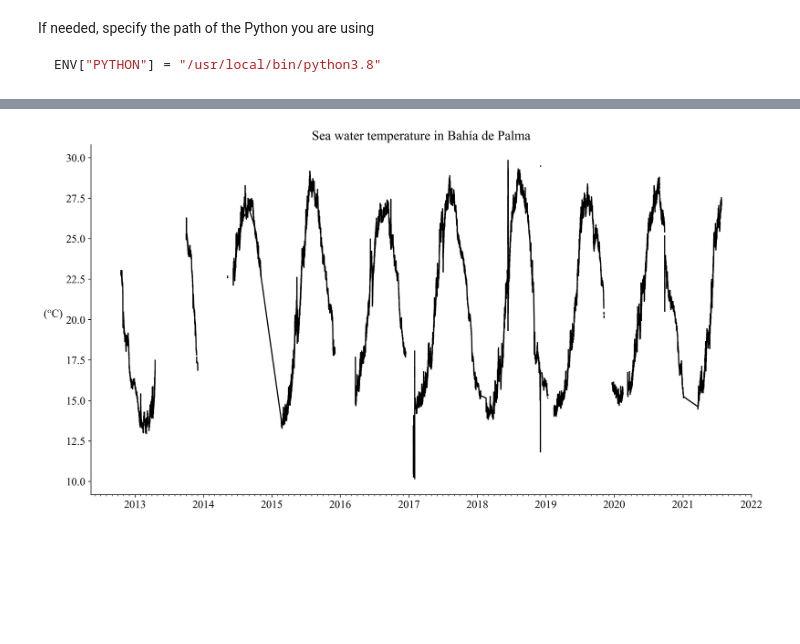
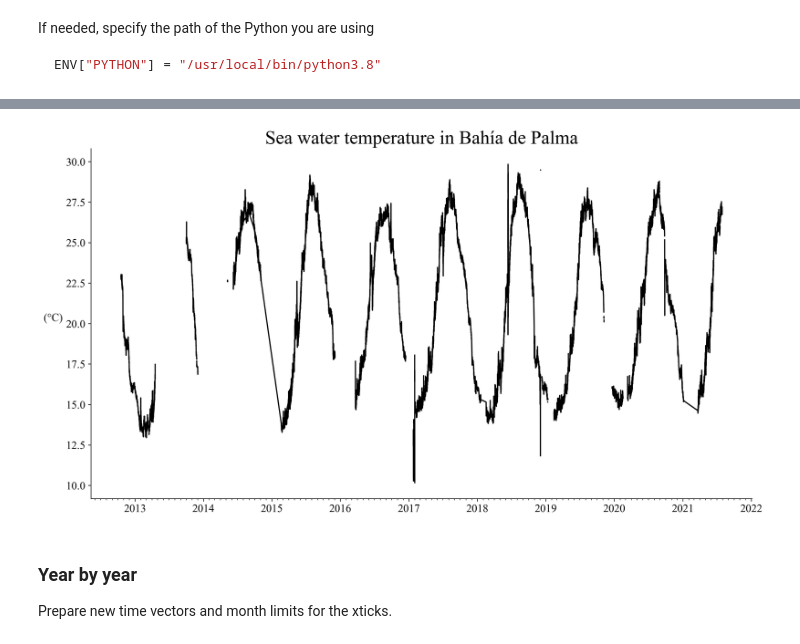
Before and after one commit to socib/API_examples, a Jupyter notebook: read_plot_bahiadepalma_temperature.ipynb, the cells around one changed output, grey strips where cells are left out. Drawn from its saved outputs; the diff is of its cells as text; code cells hidden in the pictures; blank space fills up the shorter version.

```diff
--- a/read_plot_bahiadepalma_temperature.ipynb
+++ b/read_plot_bahiadepalma_temperature.ipynb
@@ -8,3 +11,6 @@ using NCDatasets
+# %%
+figdir = "./figures"
+isdir(figdir) ? @debug("Already exists") : mkpath(figdir);
 # %% [markdown]
 ## Request
 ### API key
@@ -133,15 +123,18 @@ mdates = pyimport("matplotlib.dates")
 # %%
 fig = plt.figure(figsize=(15, 8))
 ax = plt.subplot(111)
 ax.plot(dates, T, color="k")
-plt.title("Sea water temperature in Bahía de Palma", ha="center", rotation=0)
+plt.title("Sea water temperature in Bahía de Palma", ha="center", rotation=0, fontsize=24)
 plt.ylabel("(°C)", ha="right", rotation=0)
 ax.spines["right"].set_visible(false)
 ax.spines["top"].set_visible(false)
 fmt_month = mdates.MonthLocator()
 ax.xaxis.set_minor_locator(fmt_month)
-# plt.savefig("./temperature_bahia_V2.jpg", dpi=300, bbox_inches="tight")
+plt.savefig(joinpath(figdir, "temperature_bahia_V1.jpg"), dpi=300, bbox_inches="tight")
 plt.show()
 # plt.close()
 # %% [output]
-[figure, old version]
+[figure, new version]
+# %% [markdown]
+### Year by year
+Prepare new time vectors and month limits for the xticks.
```
Also changed, not shown: parts of 15 cells of this notebook.
